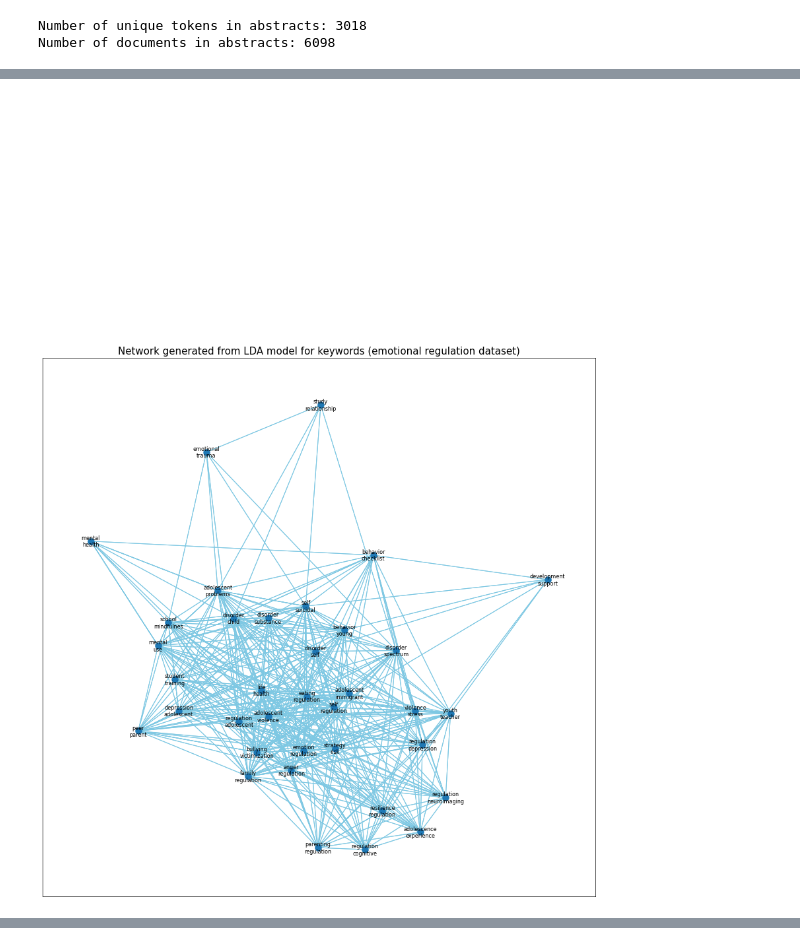
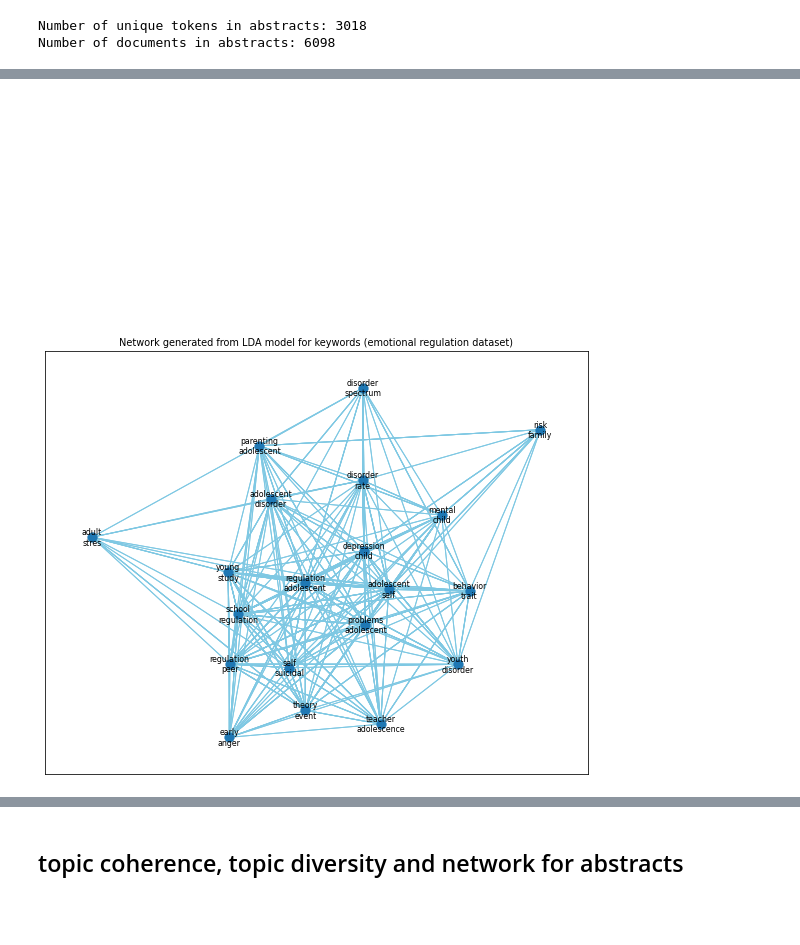
Before and after one commit to raniakp/thesis-text-mining-published-literature, a Jupyter notebook: notebooks/LDA_emotion_regulation_analysis.ipynb, the cells around one changed output, grey strips where cells are left out. Saved outputs shown, nothing was run; the diff lists cells and outputs as text; code cells hidden in the pictures; blank space fills up the shorter version.

Commit message:
update the code and figures

```diff
--- a/notebooks/LDA_emotion_regulation_analysis.ipynb
+++ b/notebooks/LDA_emotion_regulation_analysis.ipynb
@@ -345,13 +368,6 @@ def generate_edges(topic2words):
   df['weight'] = 1
 
   return df
-# %%
-def create_dict_top2word(N_TOPICS, lda):
-  topic2words = {}
-  for topic in range(N_TOPICS): #for loop to go over all topics
-    words = lda.show_topic(topic, 20) #get the words
-    topic2words[topic] = [word[0] for word in words[:5]]
-  return topic2words
 # %%
 def df2network(edges_df):
   network = nx.from_pandas_edgelist(edges_df, source = 'source', target = 'target', edge_attr = 'weight',create_using=nx.MultiGraph())
@@ -358,0 +377,11 @@ def df2network(edges_df):
+# %%
+topic_quality_keywords = np.multiply(score_keywords, diversity_keywords)
+# %%
+max_topic_keywords = max(topic_quality_keywords)
+print(f'max topic quality for keywords: {max_topic_keywords}')
+
+max_topic_index_key = np.argmax(topic_quality_keywords)
+max_topic_key = max_topic_index_key + MIN_N_TOPICS
+print(f'number of topics: {max_topic_key}')
+
+max_key_model = models_keywords[max_topic_index_key]
@@ -359,18 +419,19 @@ def df2network(edges_df):
 # %%
-keywords_edges = generate_edges(create_dict_top2word(37, lda_keywords))
+dict_keywords,_ = create_dict_top2word(max_topic_key, max_key_model)
+keywords_edges = generate_edges(dict_keywords)
 keywords_edges.to_csv("LDA_keywords_emotions_network.csv")
 # %%
 #create plot 2D
 
 limits = plt.axis("off")
-fig, ax = plt.subplots(1, 1, figsize=(15,15))
+fig, ax = plt.subplots(1, 1, figsize=(10,8))
 ax.set_title('Network generated from LDA model for keywords (emotional regulation dataset)',
-             fontdict = {'fontsize': 15})
+             fontdict = {'fontsize': 10})
 nx.draw_networkx(df2network(keywords_edges), node_size = 100, ax = ax,
                  edge_color = '#7EC8E3',  linewidths = 0.4, font_size = 8)
 # %% [output]
-[figure, old version]
+[figure, new version]
-[figure, old version]
+[figure, new version]
 # %%
 #create interactive plot network
 net = Network(notebook=True)
@@ -380,3 +441,5 @@ net.from_nx(df2network(keywords_edges))
 net.show("LDA_net_keywords_emotions.html")
 # %% [output]
 [interactive output not drawn]
+# %% [markdown]
+## topic coherence, topic diversity and network for abstracts
```
Also changed, not shown: parts of 38 cells of this notebook, 50 other files.
